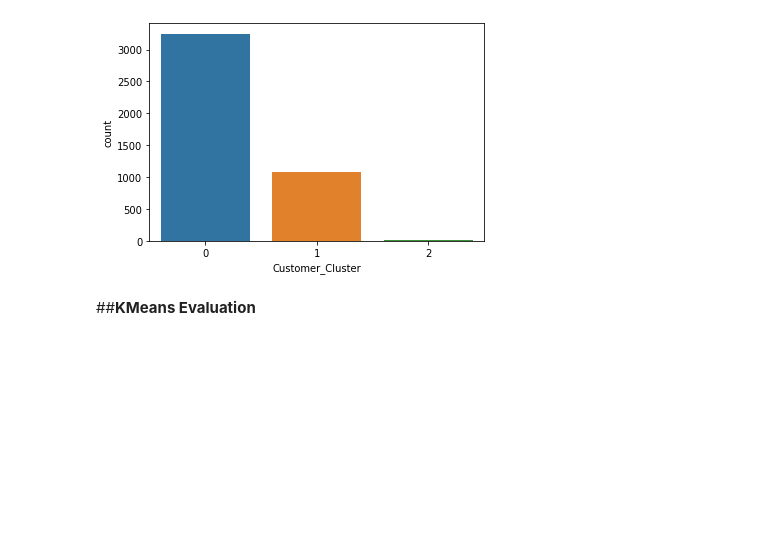
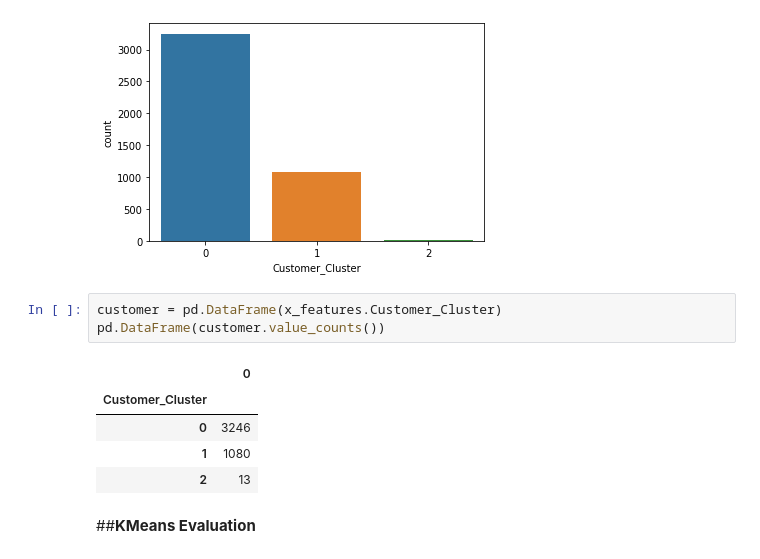
Before and after one commit to Mmbsaksd/Customer-segmentation, a Jupyter notebook: Customer_Segmentation.ipynb, the cells around one changed output. Drawn from its saved outputs; the diff is of its cells as text; blank space fills up the shorter version.

```diff
--- a/Customer_Segmentation.ipynb
+++ b/Customer_Segmentation.ipynb
@@ -564,6 +564,15 @@ sns.countplot(x_features['Customer_Cluster'])
 # %% [output]
 <matplotlib.axes._subplots.AxesSubplot at 0x...>
 [figure]
+# %%
+customer = pd.DataFrame(x_features.Customer_Cluster)
+pd.DataFrame(customer.value_counts())
+# %% [output]
+|  | 0 |
+| Customer_Cluster |  |
+| 0 | 3246 |
+| 1 | 1080 |
+| 2 | 13 |
 # %% [markdown]
 ##**KMeans Evaluation**
 # %%
```
Also changed, not shown: parts of 1 cell of this notebook.
